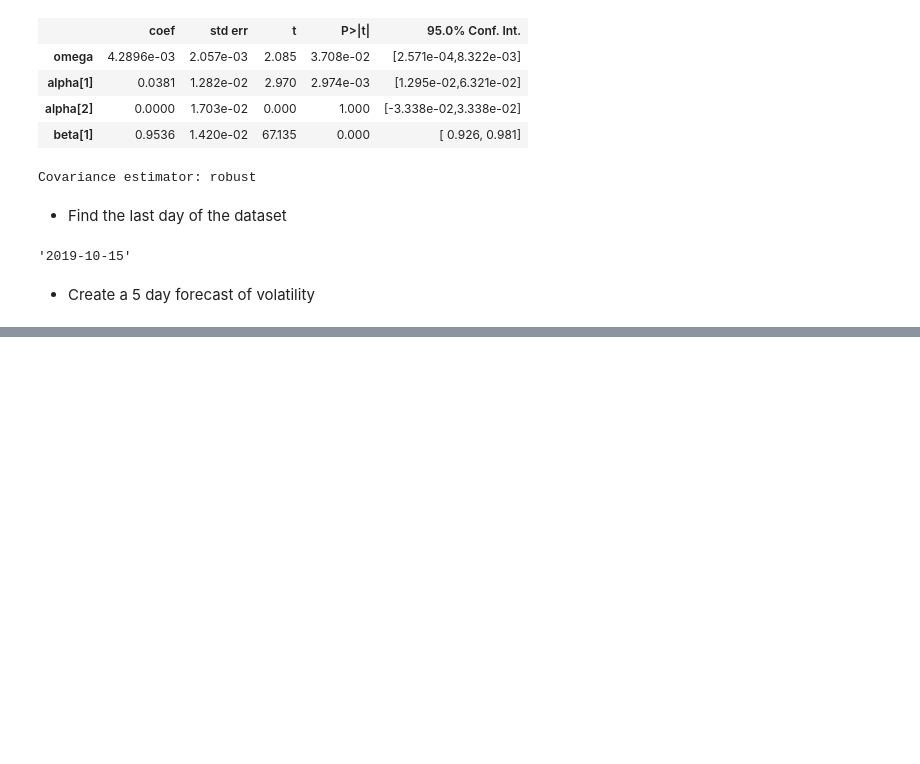
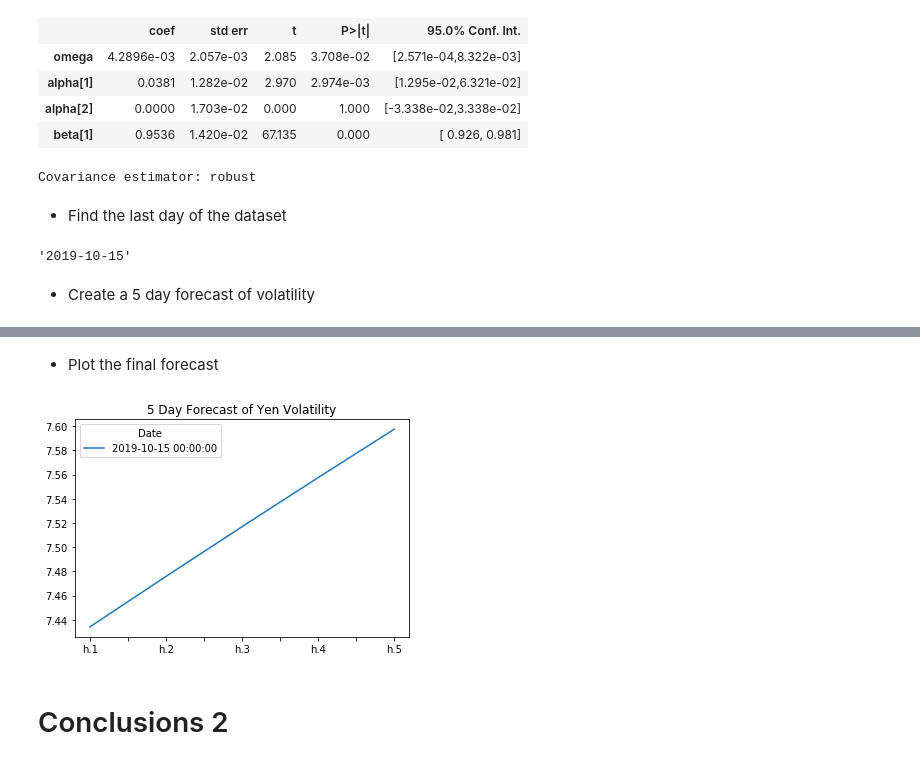
Before and after one commit to sheldon217/All_hw, a Jupyter notebook: 10-Time_series/Starter Code/10-Time_Series.ipynb, the cells around one changed output, grey strips where cells are left out. Cells and saved outputs as stored; diff of their text form; code cells hidden in the pictures; blank space fills up the shorter version.

```diff
--- a/10-Time_series/Starter Code/10-Time_Series.ipynb
+++ b/10-Time_series/Starter Code/10-Time_Series.ipynb
@@ -417,0 +420,4 @@ forecasts = model_fit_arch.forecast(start=last_day,horizon=forecast_horizon)
+# %%
+intermediate = np.sqrt(forecasts.variance.dropna() * 252)
+final = intermediate.dropna().T
+final.head()
@@ -417,0 +431,10 @@ forecasts = model_fit_arch.forecast(start=last_day,horizon=forecast_horizon)
+# %% [markdown]
+* Plot the final forecast
+# %%
+final_plot = final.plot(title="5 Day Forecast of Yen Volatility")
+#------------- couldn't get the label to show-------------
+#final.hvplot(title="5 Day Forecast of Yen Volatility", width=900,ylabel="", label="bottom_right")
+# %% [output]
+[figure, added]
+# %% [markdown]
+# Conclusions 2
```
Also changed, not shown: parts of 2 cells of this notebook, 8 other files.
